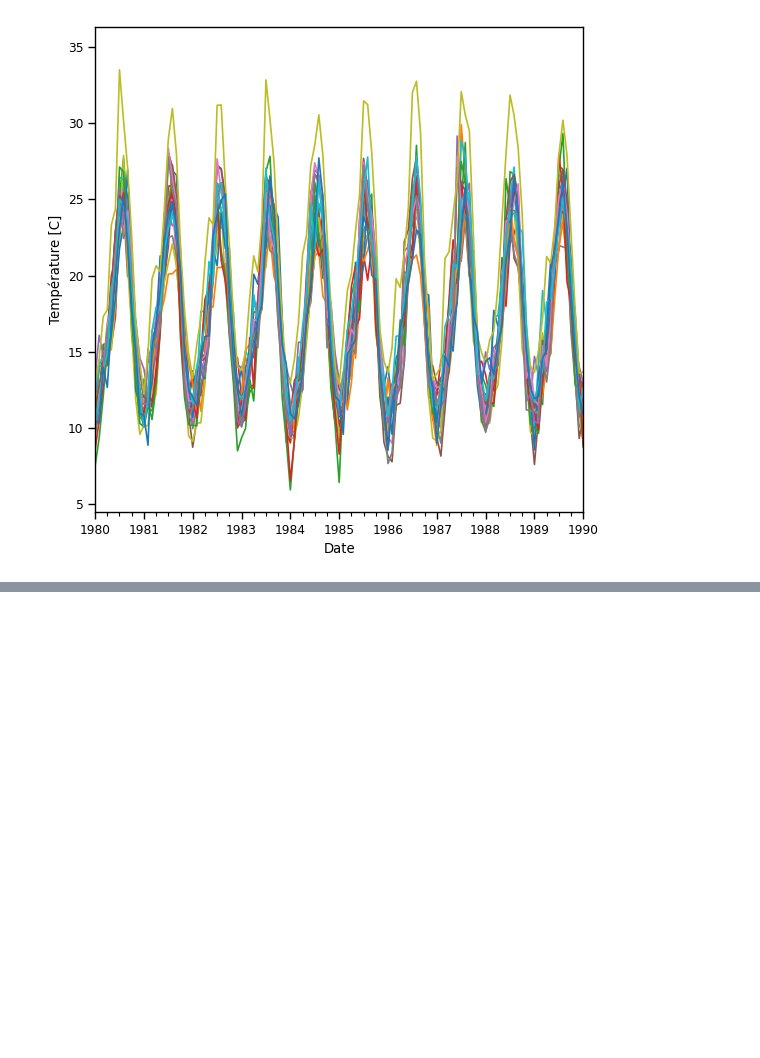
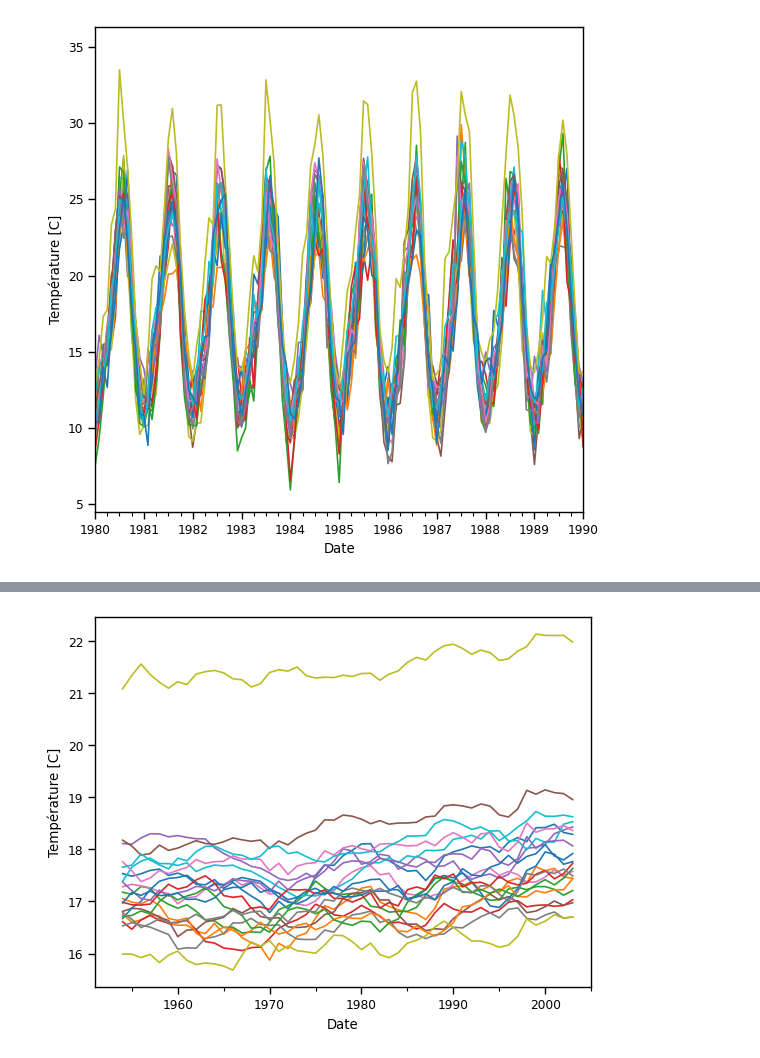
Before and after one commit to JosePedroMatos/Climate-change, a Jupyter notebook: 05. Visualize climate projections.ipynb, the cells around one changed output, grey strips where cells are left out. Cells and saved outputs as stored; diff of their text form; code cells hidden in the pictures; blank space fills up the shorter version.

```diff
--- a/05. Visualize climate projections.ipynb
+++ b/05. Visualize climate projections.ipynb
@@ -109,0 +129,9 @@ Pour
+# %%
+smooth_data = temperature_Q16.resample('YS').mean().rolling(window=5+1, center=True).mean()
+
+ax = smooth_data.plot()
+ax.get_legend().remove()
+_ = ax.set_xlabel('Date')
+_ = ax.set_ylabel('Température [C]')
+# %% [output]
+[figure, added]
```
Also changed, not shown: parts of 18 cells of this notebook, 27 other files.
